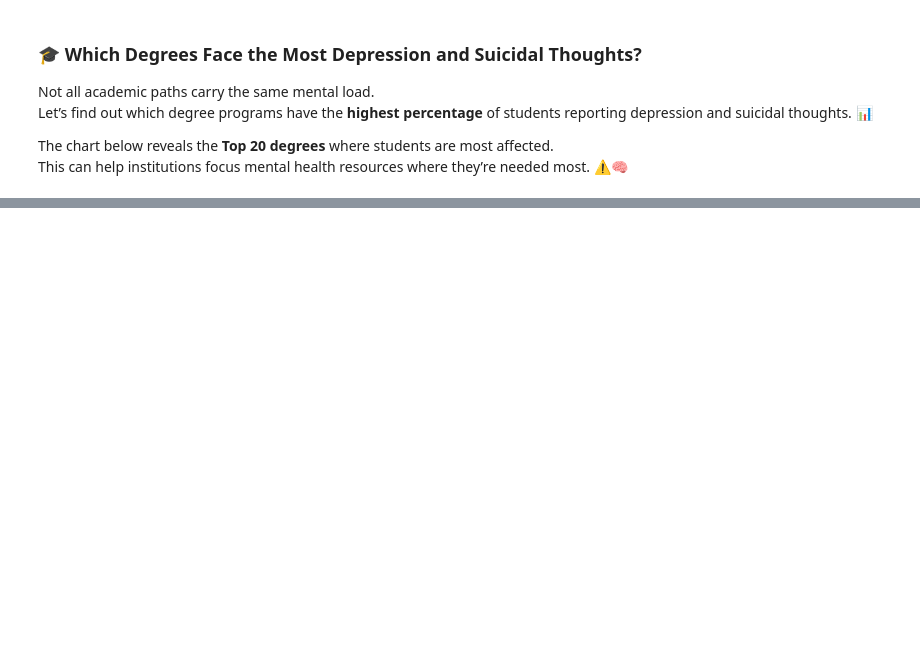
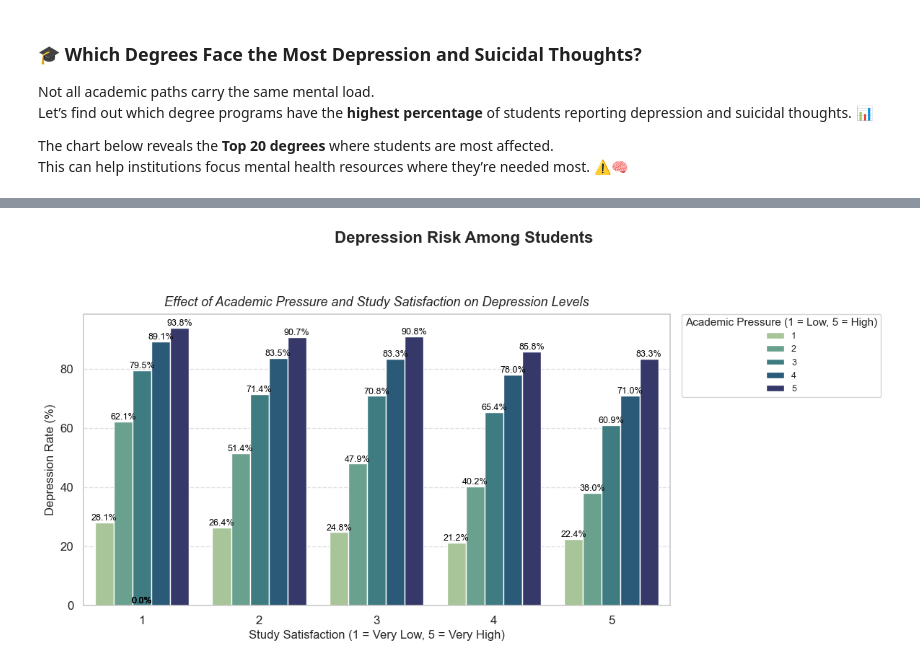
Before and after one commit to DanishShaikh18/Student-Mental-Health-Analysis, a Jupyter notebook: Mental_Health_in_Students_Post_COVID_EDA.ipynb, the cells around one changed output, grey strips where cells are left out. Drawn from its saved outputs; the diff is of its cells as text; code cells hidden in the pictures; blank space fills up the shorter version.

```diff
--- a/Mental_Health_in_Students_Post_COVID_EDA.ipynb
+++ b/Mental_Health_in_Students_Post_COVID_EDA.ipynb
@@ -901,0 +942,57 @@ plt.show()
+# %%
+df = df[df['Study Satisfaction'] != 0]
+# %%
+# Group data and compute depression %
+grouped = (
+    df.groupby(['Study Satisfaction', 'Academic Pressure'])['Depression']
+    .mean()
+    .reset_index()
+)
+grouped['Depression %'] = (grouped['Depression'] * 100).round(1)
+
+# Plot
+plt.figure(figsize=(12, 6))
+sns.set(style="whitegrid", font_scale=1.1)
+
+ax = sns.barplot(
+    data=grouped,
+    x='Study Satisfaction',
+    y='Depression %',
+    hue='Academic Pressure',
+    palette='crest'
+)
+
+# Annotate each bar with % value
+for p in ax.patches:
+    ax.annotate(
+        f"{p.get_height():.1f}%",
+        (p.get_x() + p.get_width() / 2, p.get_height()),
+        ha='center', va='bottom', fontsize=9, color='black'
+    )
+
+# Title & subtitle
+plt.suptitle('Depression Risk Among Students', fontsize=16, fontweight='bold')
+plt.title('Effect of Academic Pressure and Study Satisfaction on Depression Levels', fontsize=13, style='italic', pad=8)
+
+# Axis labels
+plt.xlabel('Study Satisfaction (1 = Very Low, 5 = Very High)', fontsize=12)
+plt.ylabel('Depression Rate (%)', fontsize=12)
+
+# Legend
+plt.legend(
+    title='Academic Pressure (1 = Low, 5 = High)',
+    title_fontsize=11,
+    fontsize=9,
+    bbox_to_anchor=(1.02, 1),  # move it outside the plot
+    loc='upper left',
+    borderaxespad=0
+)
+
+
+# Grid and layout
+plt.grid(True, axis='y', linestyle='--', alpha=0.6)
+plt.tight_layout(rect=[0, 0, 1, 0.93])  # leave space for suptitle
+
+plt.show()
+# %% [output]
+[figure, added]
```
Also changed, not shown: parts of 17 cells of this notebook, 8 other files.
